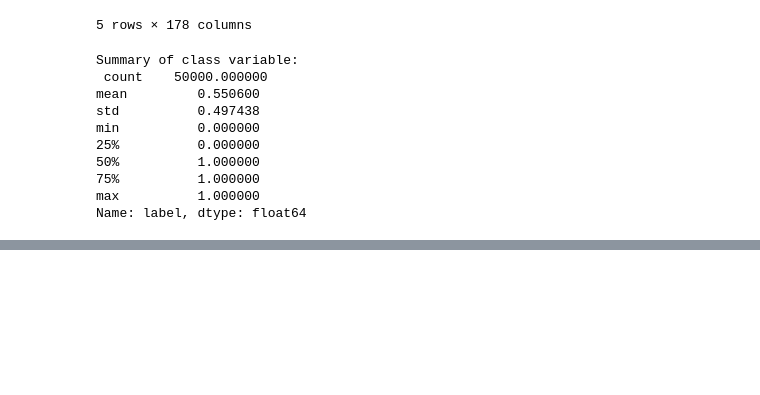
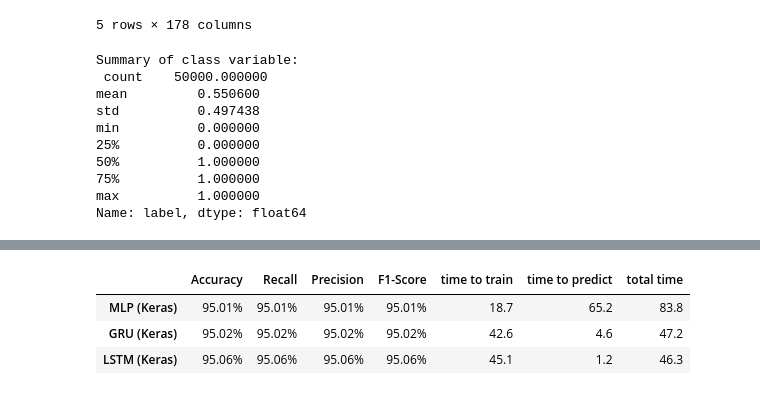
Before and after one commit to cwperks/EAI6980, a Jupyter notebook: Final Project.ipynb, the cells around one changed output, grey strips where cells are left out. Drawn from its saved outputs; the diff is of its cells as text; code cells hidden in the pictures; blank space fills up the shorter version.

Commit message:
Use keras and tensorflow and begin work on NNs

```diff
--- a/Final Project.ipynb
+++ b/Final Project.ipynb
@@ -565,0 +664,10 @@ df_test.size
+# %%
+from sklearn.metrics import f1_score, precision_score, recall_score, accuracy_score
+from sklearn.metrics import plot_confusion_matrix # will plot the confusion matrix
+import time
+model_performance = pd.DataFrame(columns=['Accuracy','Recall','Precision','F1-Score','time to train','time to predict','total time'])
+# %%
+#Evaluate the neural network
+loss, accuracy, f1s, precision, recall = model.evaluate(x_test, y_test)
+end_predict = time.time()
+model_performance.loc['MLP (Keras)'] = [accuracy, accuracy, accuracy, accuracy,end_train-start,end_predict-end_train,end_predict-start]
@@ -565,0 +732,5 @@ df_test.size
+# %%
+loss, accuracy = model.evaluate(X_test_reshaped, y_test)
+# loss, accuracy, f1s, precision, recall = model.evaluate(X_test_reshaped, y_test)
+end_predict = time.time()
+model_performance.loc['GRU (Keras)'] = [accuracy, accuracy, accuracy, accuracy, end_train-start,end_predict-end_train,end_predict-start]
@@ -565,0 +796,6 @@ df_test.size
+# %%
+#Evaluate the neural network
+loss, accuracy = model.evaluate(X_test_reshaped, y_test)
+# loss, accuracy, f1s, precision, recall = model.evaluate(X_test_reshaped, y_test)
+end_predict = time.time()
+model_performance.loc['LSTM (Keras)'] = [accuracy, accuracy, accuracy, accuracy,end_train-start,end_predict-end_train,end_predict-start]
@@ -565,0 +804,15 @@ df_test.size
+# %%
+model_performance.fillna(.90,inplace=True)
+model_performance.style.background_gradient(cmap='coolwarm').format({'Accuracy': '{:.2%}',
+                                                                     'Precision': '{:.2%}',
+                                                                     'Recall': '{:.2%}',
+                                                                     'F1-Score': '{:.2%}',
+                                                                     'time to train':'{:.1f}',
+                                                                     'time to predict':'{:.1f}',
+                                                                     'total time':'{:.1f}',
+                                                                     })
+# %% [output]
+|  | Accuracy | Recall | Precision | F1-Score | time to train | time to predict | total time |
+| MLP (Keras) | 95.01% | 95.01% | 95.01% | 95.01% | 18.7 | 65.2 | 83.8 |
+| GRU (Keras) | 95.02% | 95.02% | 95.02% | 95.02% | 42.6 | 4.6 | 47.2 |
+| LSTM (Keras) | 95.06% | 95.06% | 95.06% | 95.06% | 45.1 | 1.2 | 46.3 |
```
Also changed, not shown: parts of 63 cells of this notebook, 4 other files.
